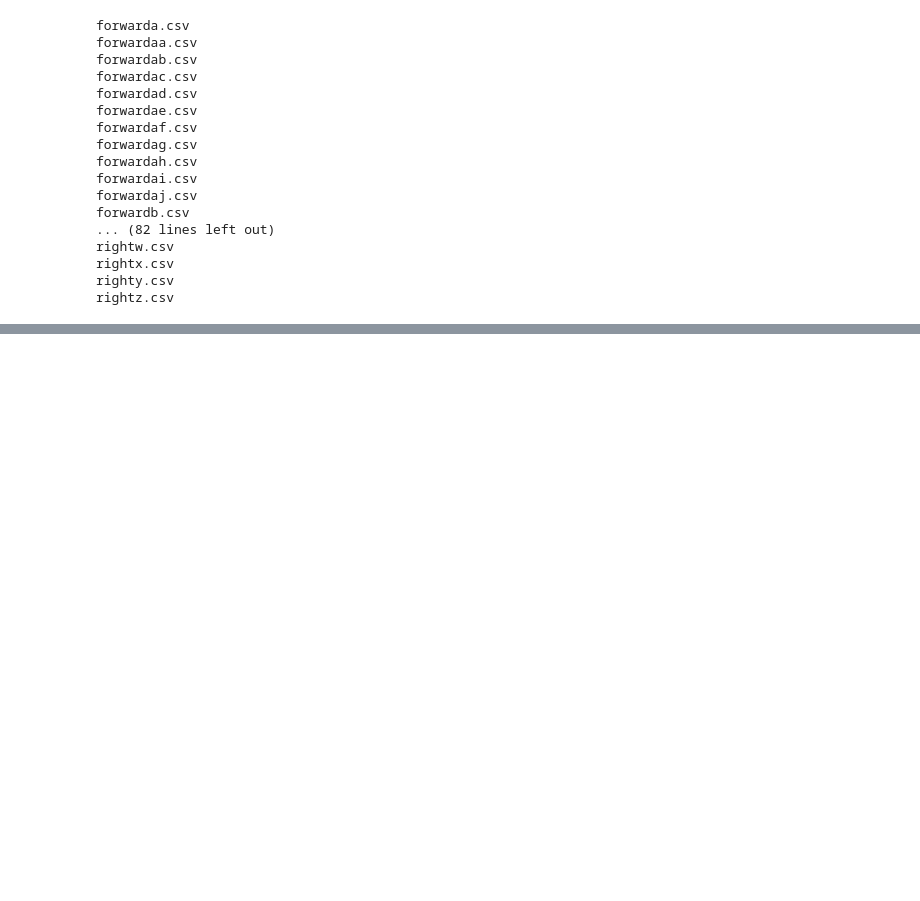
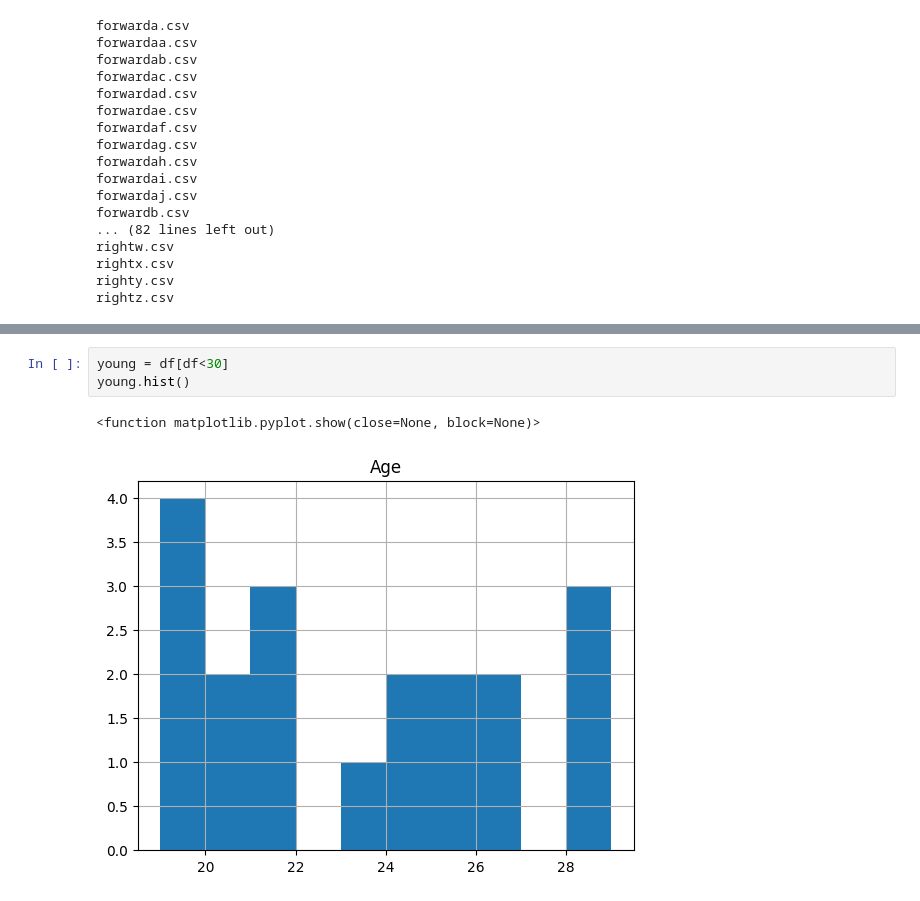
Before and after one commit to Hydra-Bolt/EEGControlledWheelChair, a Jupyter notebook: cleaning.ipynb, the cells around one changed output, grey strips where cells are left out. Cells and saved outputs as stored; diff of their text form; blank space fills up the shorter version.

```diff
--- a/cleaning.ipynb
+++ b/cleaning.ipynb
@@ -154,0 +187,6 @@ df.to_csv(f"./processed/backwardb.csv", index=False, float_format="%.3f")
+# %%
+young = df[df<30]
+young.hist()
+# %% [output]
+<function matplotlib.pyplot.show(close=None, block=None)>
+[figure, added]
```
Also changed, not shown: parts of 4 cells of this notebook, 14 other files.
